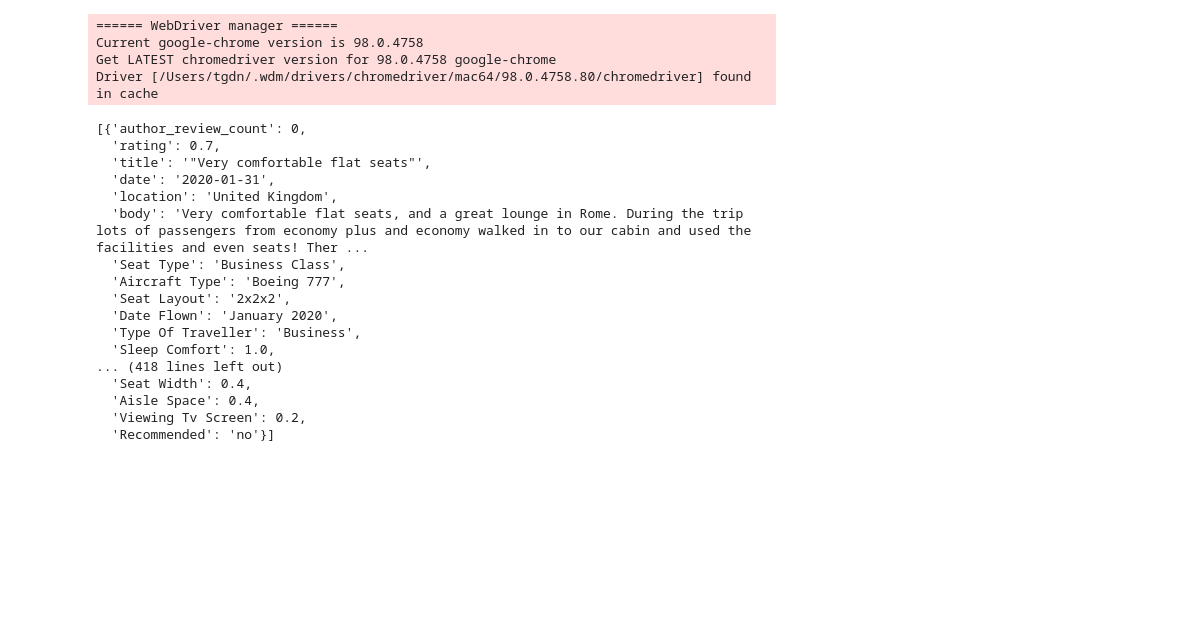
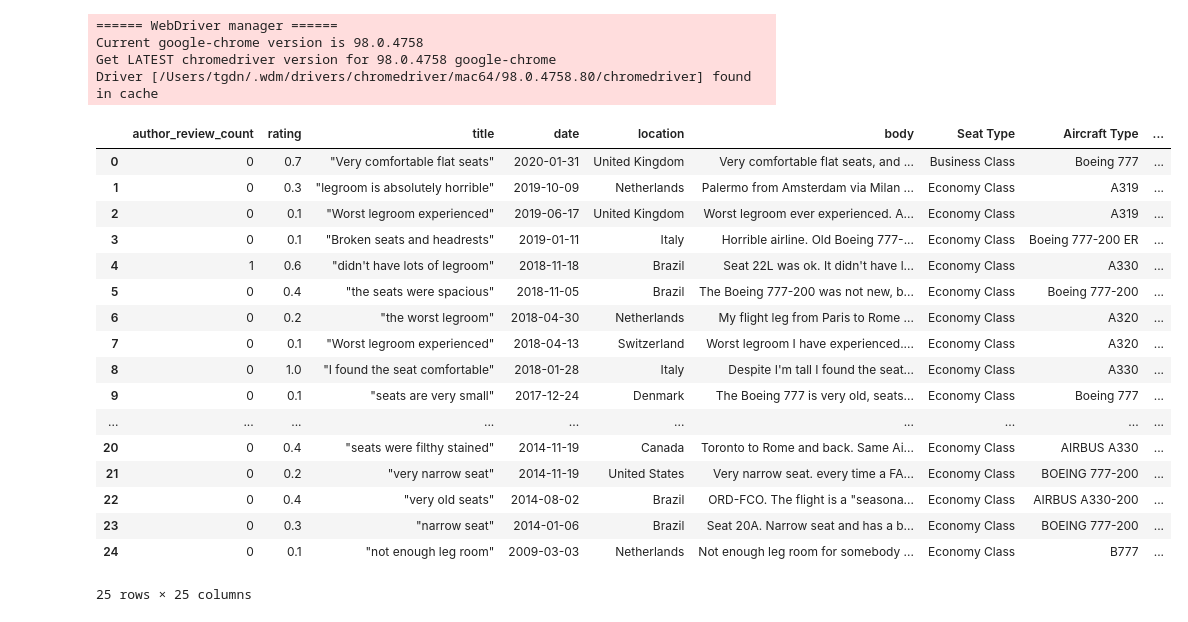
Before and after one commit to tgdn/eleven-hackathon, a Jupyter notebook: Testing.ipynb, the cells around one changed output. Drawn from its saved outputs; the diff is of its cells as text; code cells hidden in the pictures; blank space fills up the shorter version.

```diff
--- a/Testing.ipynb
+++ b/Testing.ipynb
@@ -208,22 +208,4 @@ Current google-chrome version is 98.0.4758
 Get LATEST chromedriver version for 98.0.4758 google-chrome
 Driver [/Users/tgdn/.wdm/drivers/chromedriver/mac64/98.0.4758.80/chromedriver] found in cache
 # %%
-st.scrape_airline('alitalia')
+articles = st.scrape_airline('alitalia')
-# %% [output]
-[{'author_review_count': 0,
-  'rating': 0.7,
-  'title': '"Very comfortable flat seats"',
-  'date': '2020-01-31',
-  'location': 'United Kingdom',
-  'body': 'Very comfortable flat seats, and a great lounge in Rome. During the trip lots of passengers from economy plus and economy walked in to our cabin and used the facilities and even seats! Ther ...
-  'Seat Type': 'Business Class',
-  'Aircraft Type': 'Boeing 777',
-  'Seat Layout': '2x2x2',
-  'Date Flown': 'January 2020',
-  'Type Of Traveller': 'Business',
-  'Sleep Comfort': 1.0,
-... (418 lines left out)
-  'Seat Width': 0.4,
-  'Aisle Space': 0.4,
-  'Viewing Tv Screen': 0.2,
-  'Recommended': 'no'}]
@@ -229,0 +214,25 @@ st.scrape_airline('alitalia')
+# %%
+df = pd.DataFrame(articles)
+# %%
+df['airline'] = 'alitalia'
+# %%
+df
+# %% [output]
+|  | author_review_count | rating | title | date | location | body | Seat Type | Aircraft Type | ... |
+| 0 | 0 | 0.7 | "Very comfortable flat seats" | 2020-01-31 | United Kingdom | Very comfortable flat seats, and ... | Business Class | Boeing 777 | ... |
+| 1 | 0 | 0.3 | "legroom is absolutely horrible" | 2019-10-09 | Netherlands | Palermo from Amsterdam via Milan ... | Economy Class | A319 | ... |
+| 2 | 0 | 0.1 | "Worst legroom experienced" | 2019-06-17 | United Kingdom | Worst legroom ever experienced. A... | Economy Class | A319 | ... |
+| 3 | 0 | 0.1 | "Broken seats and headrests" | 2019-01-11 | Italy | Horrible airline. Old Boeing 777-... | Economy Class | Boeing 777-200 ER | ... |
+| 4 | 1 | 0.6 | "didn't have lots of legroom" | 2018-11-18 | Brazil | Seat 22L was ok. It didn't have l... | Economy Class | A330 | ... |
+| 5 | 0 | 0.4 | "the seats were spacious" | 2018-11-05 | Brazil | The Boeing 777-200 was not new, b... | Economy Class | Boeing 777-200 | ... |
+| 6 | 0 | 0.2 | "the worst legroom" | 2018-04-30 | Netherlands | My flight leg from Paris to Rome ... | Economy Class | A320 | ... |
+| 7 | 0 | 0.1 | "Worst legroom experienced" | 2018-04-13 | Switzerland | Worst legroom I have experienced.... | Economy Class | A320 | ... |
+| 8 | 0 | 1.0 | "I found the seat comfortable" | 2018-01-28 | Italy | Despite I'm tall I found the seat... | Economy Class | A330 | ... |
+| 9 | 0 | 0.1 | "seats are very small" | 2017-12-24 | Denmark | The Boeing 777 is very old, seats... | Economy Class | Boeing 777 | ... |
+| ... | ... | ... | ... | ... | ... | ... | ... | ... | ... |
+| 20 | 0 | 0.4 | "seats were filthy stained" | 2014-11-19 | Canada | Toronto to Rome and back. Same Ai... | Economy Class | AIRBUS A330 | ... |
+| 21 | 0 | 0.2 | "very narrow seat" | 2014-11-19 | United States | Very narrow seat. every time a FA... | Economy Class | BOEING 777-200 | ... |
+| 22 | 0 | 0.4 | "very old seats" | 2014-08-02 | Brazil | ORD-FCO. The flight is a "seasona... | Economy Class | AIRBUS A330-200 | ... |
+| 23 | 0 | 0.3 | "narrow seat" | 2014-01-06 | Brazil | Seat 20A. Narrow seat and has a b... | Economy Class | BOEING 777-200 | ... |
+| 24 | 0 | 0.1 | "not enough leg room" | 2009-03-03 | Netherlands | Not enough leg room for somebody ... | Economy Class | B777 | ... |
+25 rows × 25 columns
```
Also changed, not shown: parts of 1 cell of this notebook, 3 other files.
